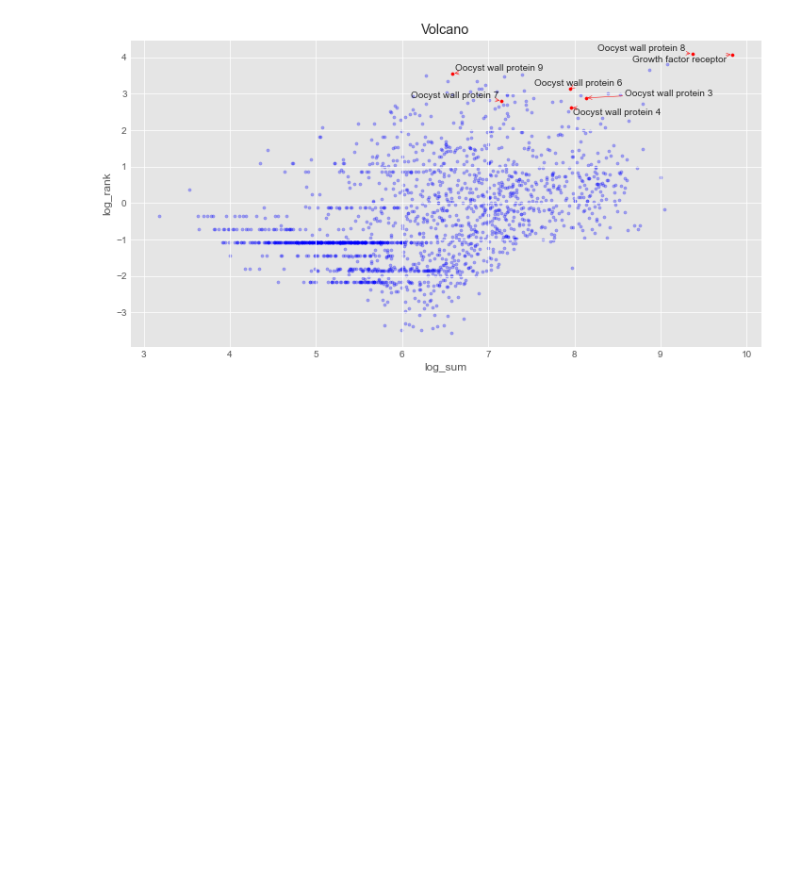
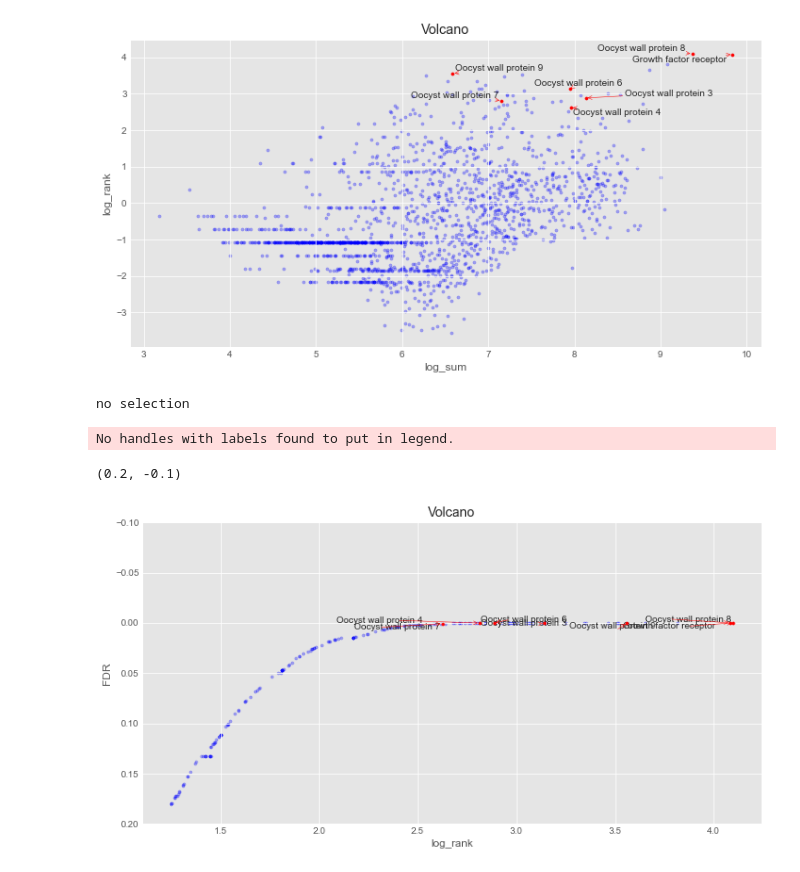
Before and after one commit to mtinti/oocyst_wall_proteome, a Jupyter notebook: notebooks/analysis.ipynb, the cells around one changed output. Drawn from its saved outputs; the diff is of its cells as text; code cells hidden in the pictures; blank space fills up the shorter version.

```diff
--- a/notebooks/analysis.ipynb
+++ b/notebooks/analysis.ipynb
@@ -737,3 +702,36 @@ PTUT.make_vulcano(df=viz,
 no selection
 No handles with labels found to put in legend.
 [figure]
+# %%
+#print(df.shape,out_all.shape,)
+#viz = out_all.join(df.set_index('Gene_id')[cols[0:-1]],how='inner')
+#annot = viz.loc[selection_ids]
+#print(df.shape,out_all.shape,viz.shape)
+#viz=viz.drop_duplicates('id')
+#print(df.shape,out_all.shape,viz.shape)
+viz['log_sum']=np.log10(viz[cols[0:-1]].mean(axis=1))
+viz['log_rank'] = [np.log10(n[0]) if n[1]=='-' else np.log10(n[0])*-1 for n in zip(viz['rank'],viz['sign'])]
+fig,ax=plt.subplots(figsize=(12,6))
+
+viz['FDR2'] = -viz['FDR']
+temp = viz.copy()
+temp = temp[temp['FDR2']>-0.2]
+temp = temp[temp['srank']<0]
+PTUT.make_vulcano(df=temp,
+                  ax=ax,
+                  y='FDR',
+                  x='log_rank',
+                  fc_col = 'srank',
+                  point_size_selection=10,
+                  point_size_all=10,
+                  annot_index=annot.index.values,
+                  annot_names=[n[0:23] for n in annot.desc.values],
+                  alpha_main=0.3
+
+)
+plt.ylim(0.2,-0.1)
+# %% [output]
+no selection
+No handles with labels found to put in legend.
+(0.2, -0.1)
+[figure, added]
```
Also changed, not shown: parts of 21 cells of this notebook, 7 other files.
